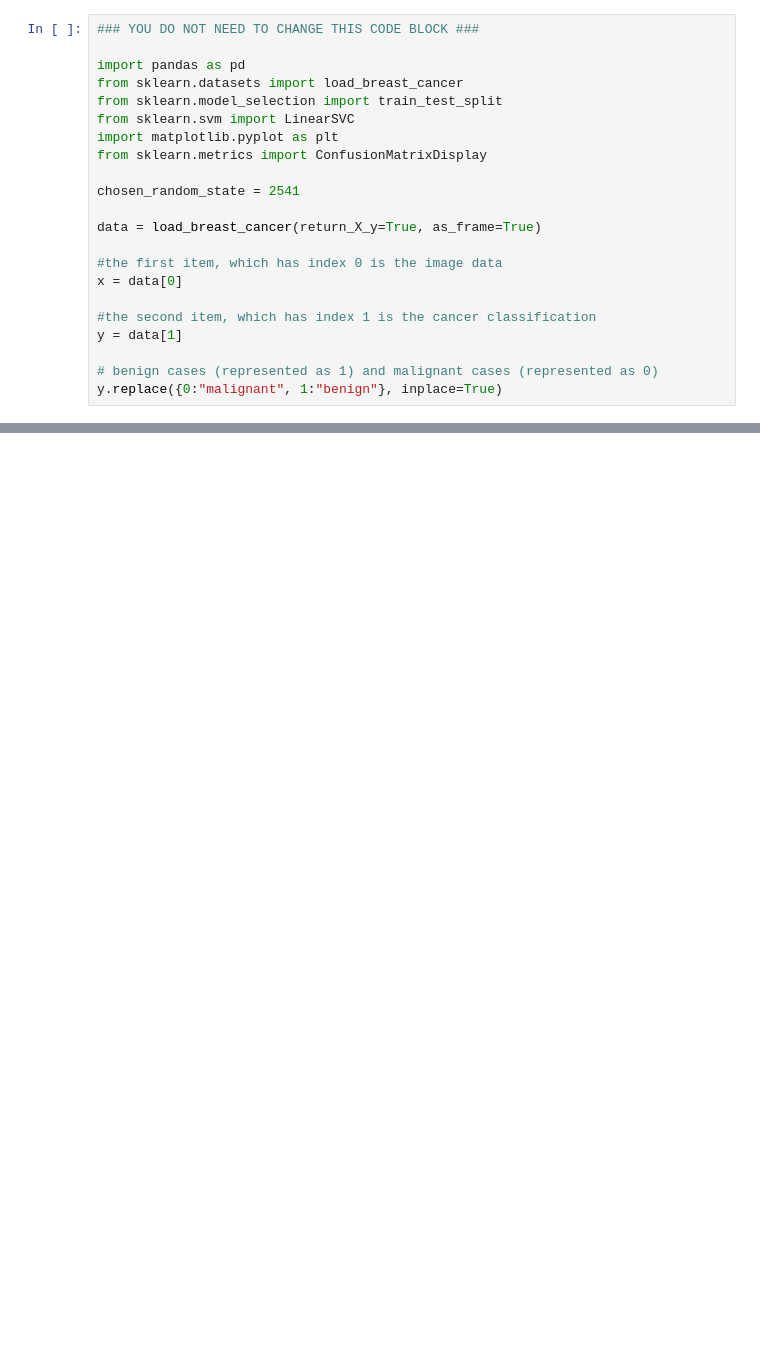
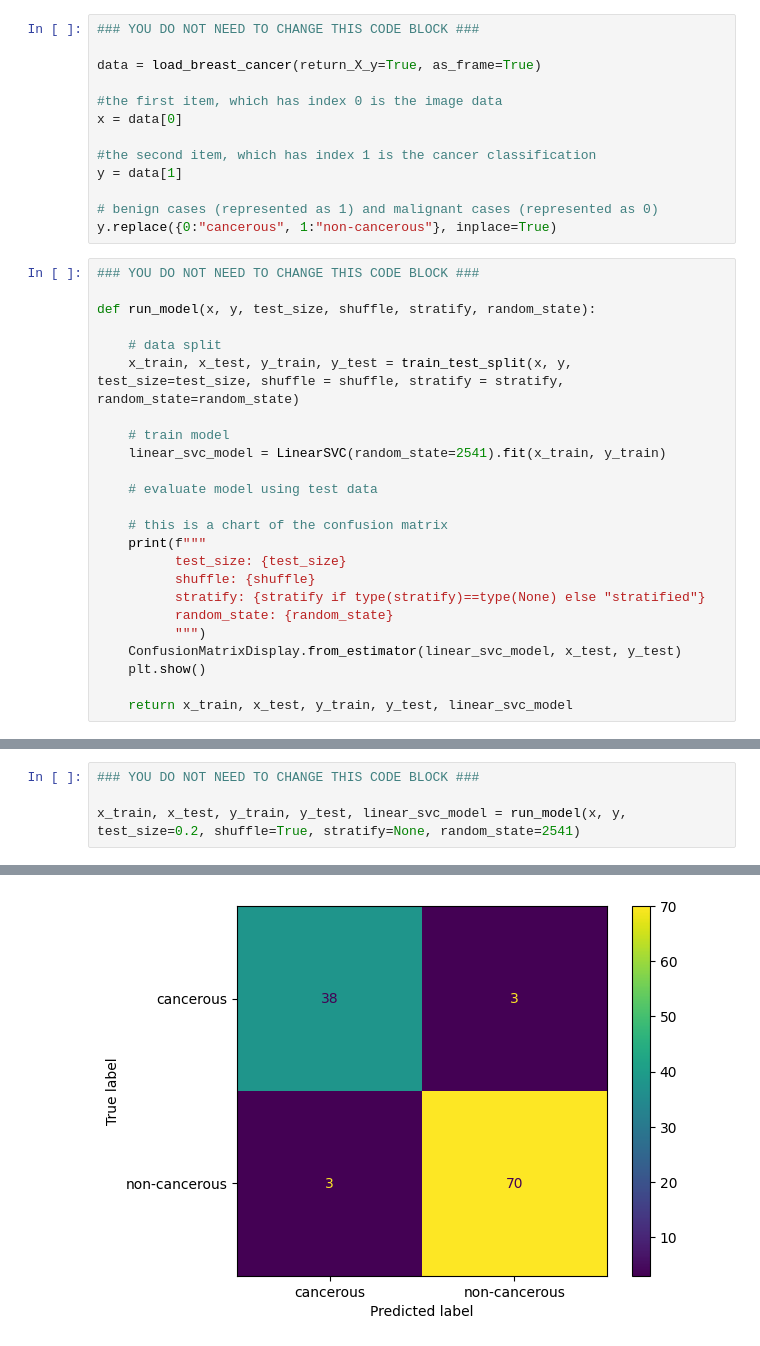
Before and after one commit to LearnTech-ssam/breast_cancer_diagnosis, a Jupyter notebook: 02.02 Splitting and Evaluation Activities.ipynb, the cells around one changed output, grey strips where cells are left out. Drawn from its saved outputs; the diff is of its cells as text; blank space fills up the shorter version.

```diff
--- a/02.02 Splitting and Evaluation Activities.ipynb
+++ b/02.02 Splitting and Evaluation Activities.ipynb
@@ -1,14 +10,5 @@
 # %%
 ### YOU DO NOT NEED TO CHANGE THIS CODE BLOCK ###
-
-import pandas as pd
-from sklearn.datasets import load_breast_cancer
-from sklearn.model_selection import train_test_split
-from sklearn.svm import LinearSVC
-import matplotlib.pyplot as plt
-from sklearn.metrics import ConfusionMatrixDisplay
-
-chosen_random_state = 2541
 
 data = load_breast_cancer(return_X_y=True, as_frame=True)
 
@@ -19,4 +19,28 @@ x = data[0]
 y = data[1]
 
 # benign cases (represented as 1) and malignant cases (represented as 0)
-y.replace({0:"malignant", 1:"benign"}, inplace=True)
+y.replace({0:"cancerous", 1:"non-cancerous"}, inplace=True)
+# %%
+### YOU DO NOT NEED TO CHANGE THIS CODE BLOCK ###
+
+def run_model(x, y, test_size, shuffle, stratify, random_state):
+
+    # data split
+    x_train, x_test, y_train, y_test = train_test_split(x, y, test_size=test_size, shuffle = shuffle, stratify = stratify, random_state=random_state)
+
+    # train model
+    linear_svc_model = LinearSVC(random_state=2541).fit(x_train, y_train)
+
+    # evaluate model using test data
+
+    # this is a chart of the confusion matrix
+    print(f"""
+          test_size: {test_size}
+          shuffle: {shuffle}
+          stratify: {stratify if type(stratify)==type(None) else "stratified"}
+          random_state: {random_state}
+          """)
+    ConfusionMatrixDisplay.from_estimator(linear_svc_model, x_test, y_test)
+    plt.show()
+
+    return x_train, x_test, y_train, y_test, linear_svc_model
@@ -22,0 +54,5 @@ y.replace({0:"malignant", 1:"benign"}, inplace=True)
+# %%
+### YOU DO NOT NEED TO CHANGE THIS CODE BLOCK ###
+
+x_train, x_test, y_train, y_test, linear_svc_model = run_model(x, y, test_size=0.2, shuffle=True, stratify=None, random_state=2541)
+# %% [output]
@@ -22,0 +63 @@ y.replace({0:"malignant", 1:"benign"}, inplace=True)
+[figure, added]
```
Also changed, not shown: parts of 33 cells of this notebook.
